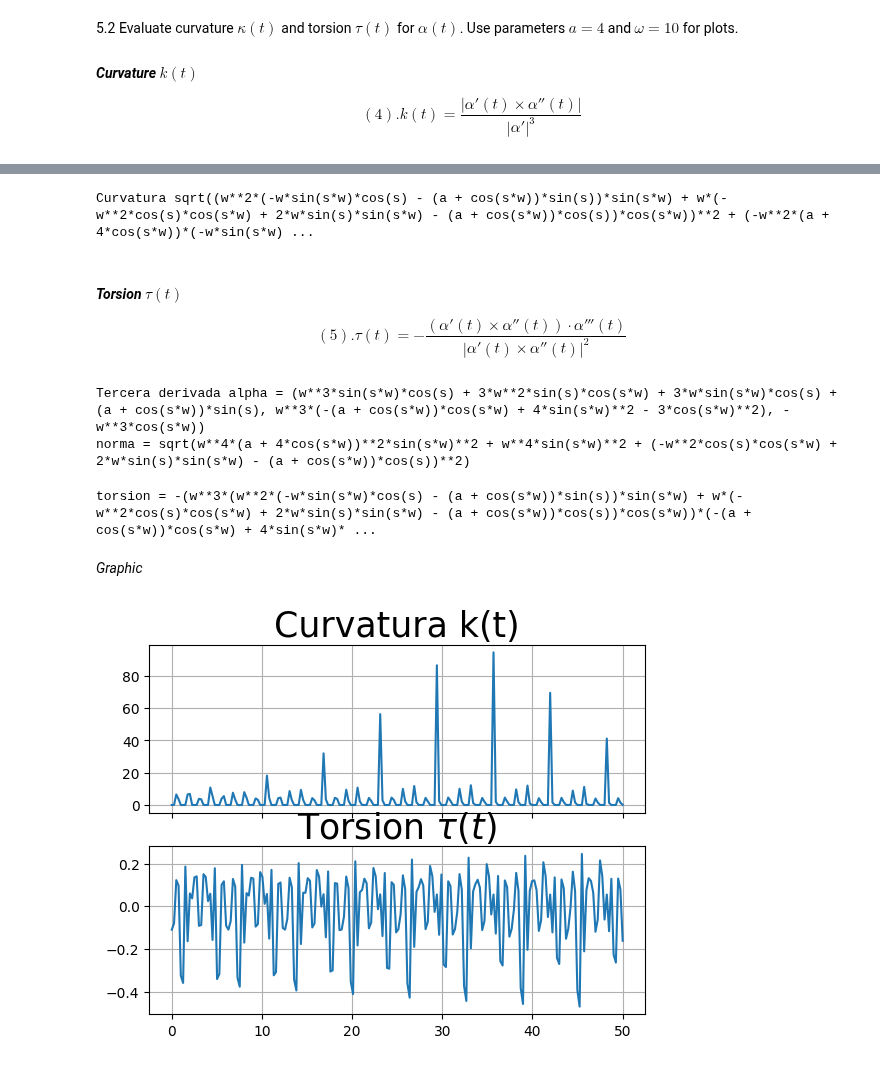
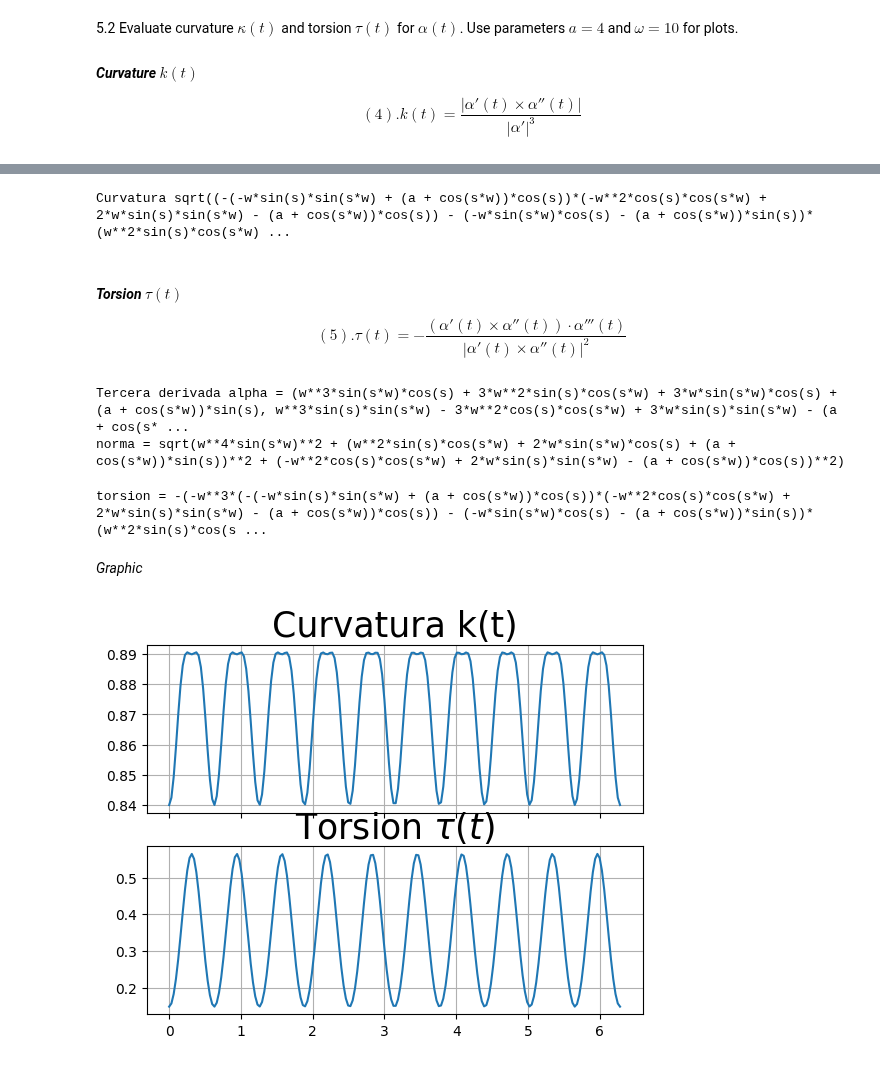
Before and after one commit to DayaVale/Geometria_Computacional, a Jupyter notebook: Homework3/Homework3.ipynb, the cells around one changed output, grey strips where cells are left out. Drawn from its saved outputs; the diff is of its cells as text; code cells hidden in the pictures.

```diff
--- a/Homework3/Homework3.ipynb
+++ b/Homework3/Homework3.ipynb
@@ -579,7 +660,7 @@ x,y,z,alpha,dalpha,ddalpha,dddalpha,T,dT,N,B,k,tau = sp.symbols("x,y,z,alpha,dal
 da_norma = sp.symbols ("da_norma", cls = sp.Function)
 # %%
 x = (a + sp.cos(w*s))*sp.cos(s)
-y = (a + sp.cos(w*s))*sp.sin(w*s)
+y = (a + sp.cos(w*s))*sp.sin(s)
 z = sp.sin(w*s)
 alpha = (x,y,z)
 print('alpha(s) = ',alpha)
@@ -689,7 +770,7 @@ norma = sqrt(w**4*(a + 4*cos(s*w))**2*sin(s*w)**2 + w**4*sin(s*w)**2 + (-w**2*co
 k  = norma(np.cross(dalpha,ddalpha))/(norma(dalpha)**3)
 print('Curvatura', k)
 # %% [output]
-Curvatura sqrt((w**2*(-w*sin(s*w)*cos(s) - (a + cos(s*w))*sin(s))*sin(s*w) + w*(-w**2*cos(s)*cos(s*w) + 2*w*sin(s)*sin(s*w) - (a + cos(s*w))*cos(s))*cos(s*w))**2 + (-w**2*(a + 4*cos(s*w))*(-w*sin(s*w) ...
+Curvatura sqrt((-(-w*sin(s)*sin(s*w) + (a + cos(s*w))*cos(s))*(-w**2*cos(s)*cos(s*w) + 2*w*sin(s)*sin(s*w) - (a + cos(s*w))*cos(s)) - (-w*sin(s*w)*cos(s) - (a + cos(s*w))*sin(s))*(w**2*sin(s)*cos(s*w) ...
 # %% [markdown]
 #### *Torsion $\tau(t)$*
 $$(5).\tau(t) = - \frac{(\alpha'(t) \times \alpha''(t)) \cdot \alpha'''(t)}{|\alpha'(t) \times \alpha''(t)|^{2}}$$
@@ -700,26 +781,26 @@ da_norma = norma(ddalpha)
 print('Tercera derivada alpha =',dddalpha)
 print('norma =', da_norma)
 # %% [output]
-Tercera derivada alpha = (w**3*sin(s*w)*cos(s) + 3*w**2*sin(s)*cos(s*w) + 3*w*sin(s*w)*cos(s) + (a + cos(s*w))*sin(s), w**3*(-(a + cos(s*w))*cos(s*w) + 4*sin(s*w)**2 - 3*cos(s*w)**2), -w**3*cos(s*w))
-norma = sqrt(w**4*(a + 4*cos(s*w))**2*sin(s*w)**2 + w**4*sin(s*w)**2 + (-w**2*cos(s)*cos(s*w) + 2*w*sin(s)*sin(s*w) - (a + cos(s*w))*cos(s))**2)
+Tercera derivada alpha = (w**3*sin(s*w)*cos(s) + 3*w**2*sin(s)*cos(s*w) + 3*w*sin(s*w)*cos(s) + (a + cos(s*w))*sin(s), w**3*sin(s)*sin(s*w) - 3*w**2*cos(s)*cos(s*w) + 3*w*sin(s)*sin(s*w) - (a + cos(s* ...
+norma = sqrt(w**4*sin(s*w)**2 + (w**2*sin(s)*cos(s*w) + 2*w*sin(s*w)*cos(s) + (a + cos(s*w))*sin(s))**2 + (-w**2*cos(s)*cos(s*w) + 2*w*sin(s)*sin(s*w) - (a + cos(s*w))*cos(s))**2)
 # %%
 ## Torsión
 tau = - (np.dot(np.cross(dalpha,ddalpha),dddalpha)/(norma(np.cross(dalpha,ddalpha))**2))
 print('torsion =', tau)
 # %% [output]
-torsion = -(w**3*(w**2*(-w*sin(s*w)*cos(s) - (a + cos(s*w))*sin(s))*sin(s*w) + w*(-w**2*cos(s)*cos(s*w) + 2*w*sin(s)*sin(s*w) - (a + cos(s*w))*cos(s))*cos(s*w))*(-(a + cos(s*w))*cos(s*w) + 4*sin(s*w)* ...
+torsion = -(-w**3*(-(-w*sin(s)*sin(s*w) + (a + cos(s*w))*cos(s))*(-w**2*cos(s)*cos(s*w) + 2*w*sin(s)*sin(s*w) - (a + cos(s*w))*cos(s)) - (-w*sin(s*w)*cos(s) - (a + cos(s*w))*sin(s))*(w**2*sin(s)*cos(s ...
 # %% [markdown]
 *Graphic*
 # %%
-t = np.linspace(0,50,200)
+t = np.linspace(0,2*np.pi,200)
 K = lambdify(s,k.subs(a,4).subs(w,10))(t)
 Tau = lambdify(s,tau.subs(a,4).subs(w,10))(t)
 fig, (ax1, ax2) = plt.subplots(2, sharex=True)
 ax1.plot(t,K)
 ax1.set_title(r"Curvatura k(t)", size=25)
 ax1.grid(True)
 ax2.plot(t,Tau)
 ax2.set_title(r"Torsion $\tau(t)$", size=25)
 ax2.grid(True)
 # %% [output]
-[figure, old version]
+[figure, new version]
```
Also changed, not shown: parts of 20 cells of this notebook.
